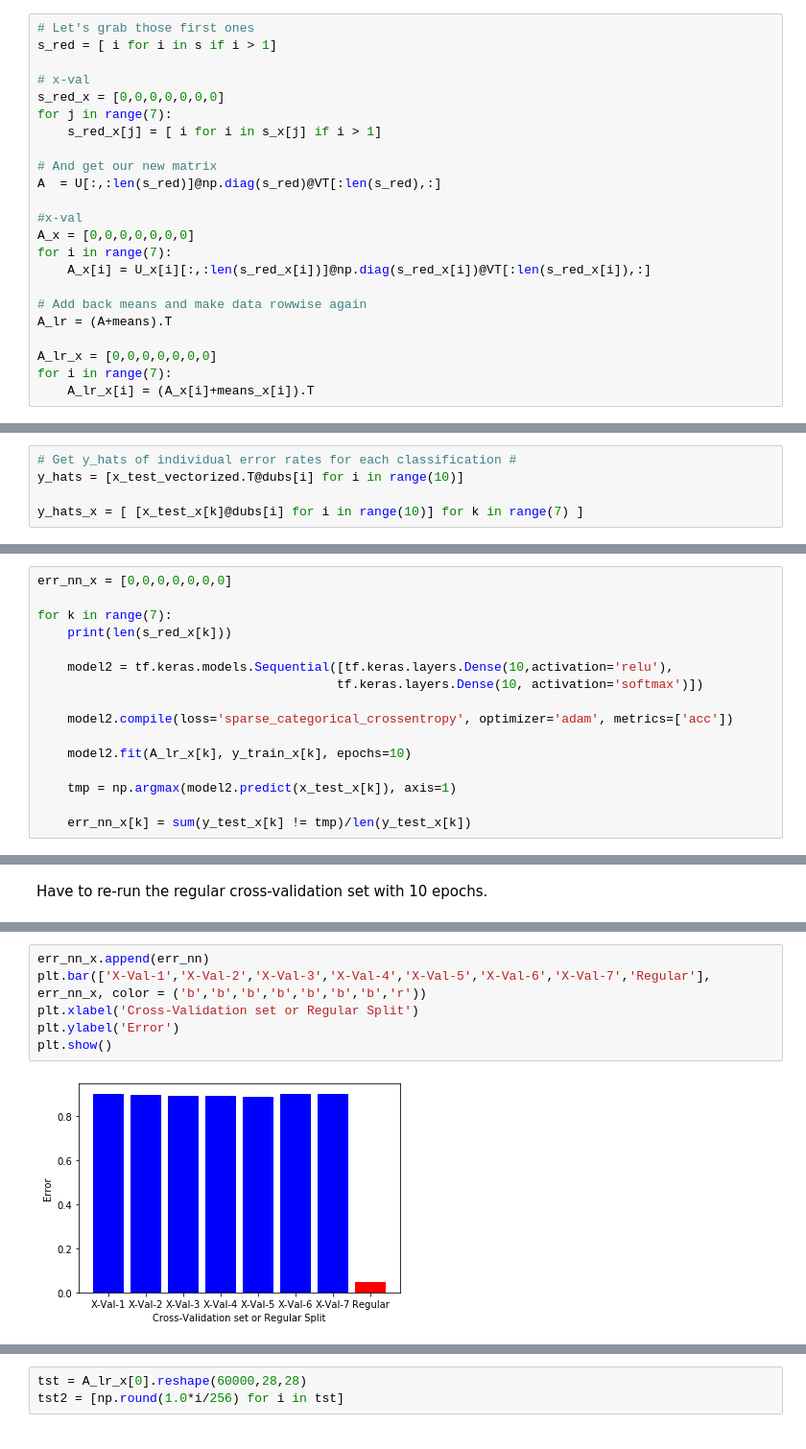
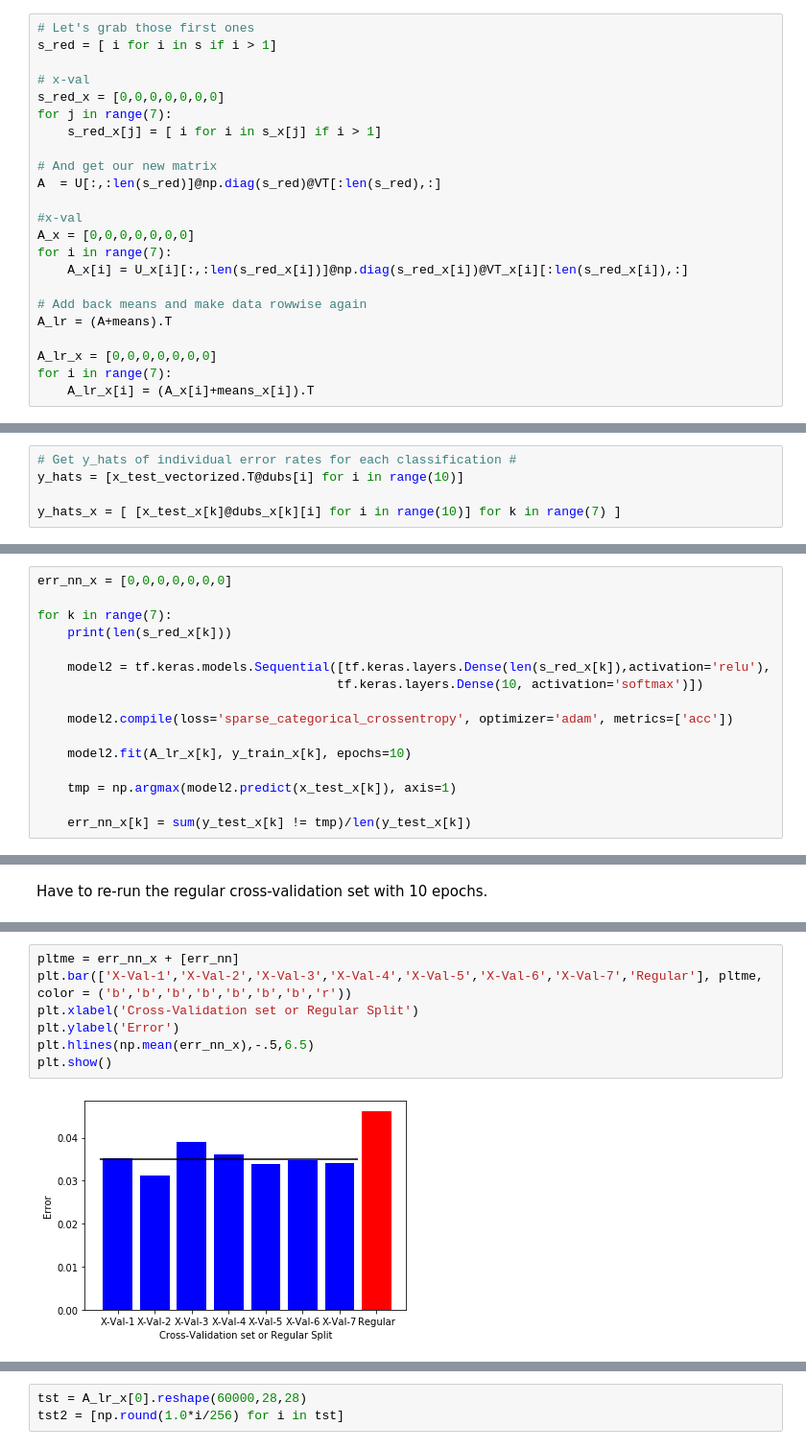
Before and after one commit to mgiordano12/ece532_final_project, a Jupyter notebook: Final_Results.ipynb, the cells around one changed output, grey strips where cells are left out. Shown: that part at 96% size. Cells and saved outputs as stored; diff of their text form.

```diff
--- a/Final_Results.ipynb
+++ b/Final_Results.ipynb
@@ -104,7 +104,7 @@ A  = U[:,:len(s_red)]@np.diag(s_red)@VT[:len(s_red),:]
 #x-val
 A_x = [0,0,0,0,0,0,0]
 for i in range(7):
-    A_x[i] = U_x[i][:,:len(s_red_x[i])]@np.diag(s_red_x[i])@VT[:len(s_red_x[i]),:]
+    A_x[i] = U_x[i][:,:len(s_red_x[i])]@np.diag(s_red_x[i])@VT_x[i][:len(s_red_x[i]),:]
 
 # Add back means and make data rowwise again
 A_lr = (A+means).T
@@ -138,7 +138,7 @@ Find Predictions
 # Get y_hats of individual error rates for each classification #
 y_hats = [x_test_vectorized.T@dubs[i] for i in range(10)]
 
-y_hats_x = [ [x_test_x[k]@dubs[i] for i in range(10)] for k in range(7) ]
+y_hats_x = [ [x_test_x[k]@dubs_x[k][i] for i in range(10)] for k in range(7) ]
 # %% [markdown]
 Get error_rates of individual error rates for each classification #
 # %%
@@ -529,7 +529,7 @@ err_nn_x = [0,0,0,0,0,0,0]
 for k in range(7):
     print(len(s_red_x[k]))
 
-    model2 = tf.keras.models.Sequential([tf.keras.layers.Dense(10,activation='relu'),
+    model2 = tf.keras.models.Sequential([tf.keras.layers.Dense(len(s_red_x[k]),activation='relu'),
                                         tf.keras.layers.Dense(10, activation='softmax')])
 
     model2.compile(loss='sparse_categorical_crossentropy', optimizer='adam', metrics=['acc'])
@@ -592,8 +591,9 @@ Epoch 10/10
 # %%
-err_nn_x.append(err_nn)
-plt.bar(['X-Val-1','X-Val-2','X-Val-3','X-Val-4','X-Val-5','X-Val-6','X-Val-7','Regular'], err_nn_x, color = ('b','b','b','b','b','b','b','r'))
+pltme = err_nn_x + [err_nn]
+plt.bar(['X-Val-1','X-Val-2','X-Val-3','X-Val-4','X-Val-5','X-Val-6','X-Val-7','Regular'], pltme, color = ('b','b','b','b','b','b','b','r'))
 plt.xlabel('Cross-Validation set or Regular Split')
 plt.ylabel('Error')
+plt.hlines(np.mean(err_nn_x),-.5,6.5)
 plt.show()
 # %% [output]
-[figure, old version]
+[figure, new version]
```
Also changed, not shown: parts of 20 cells of this notebook.
